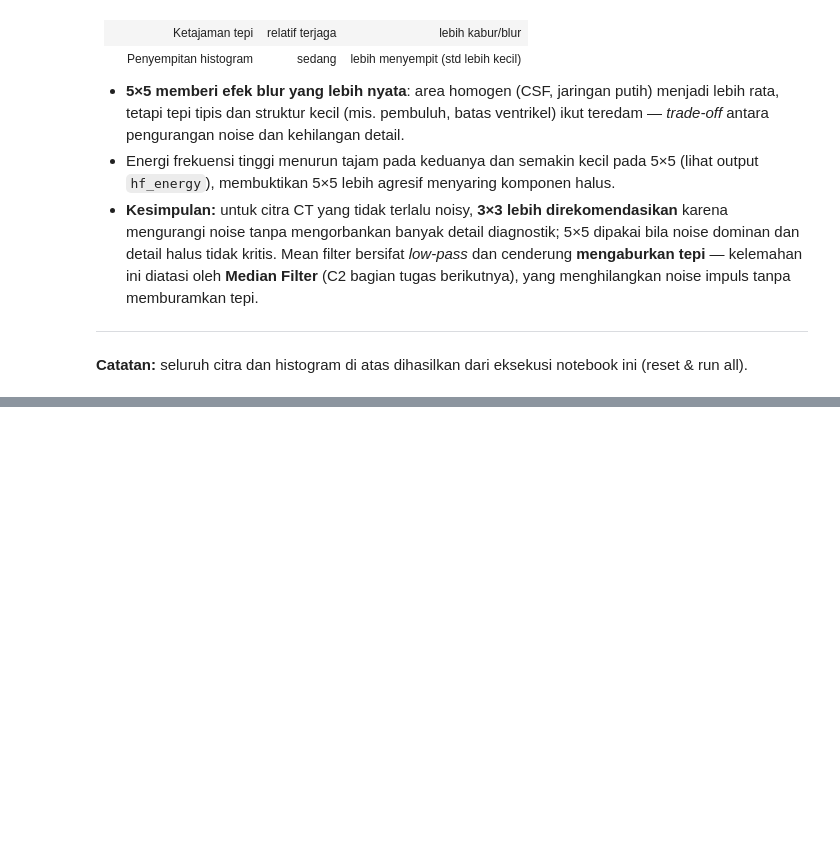
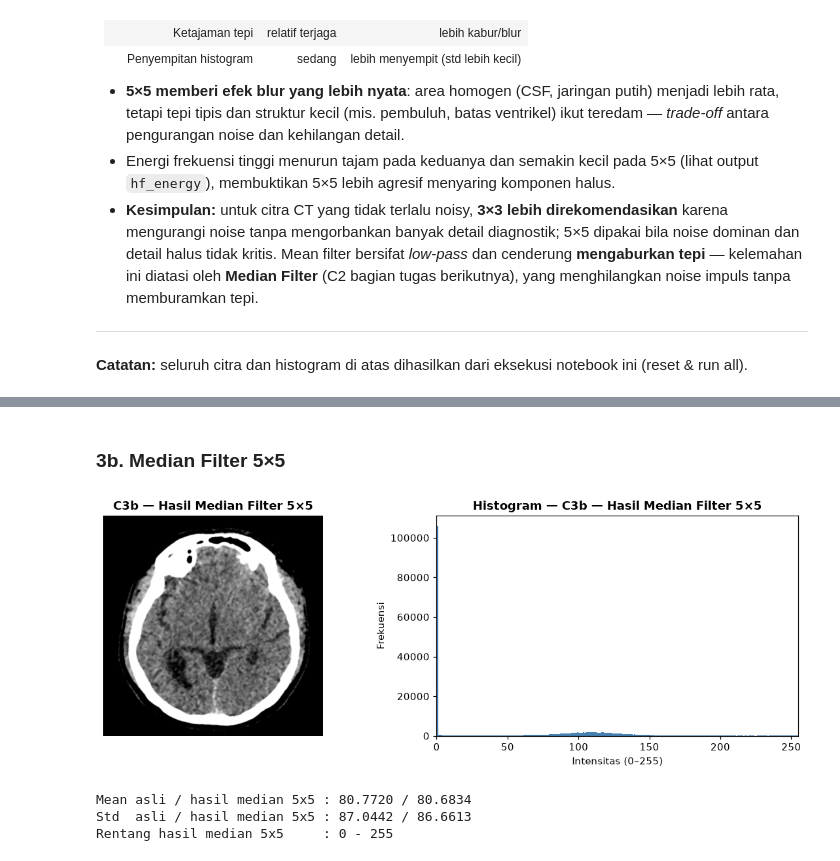
Before and after one commit to iaanne/citra-input-ref-kelompok4, a Jupyter notebook: notebook.ipynb, the cells around one changed output, grey strips where cells are left out. Cells and saved outputs as stored; diff of their text form; code cells hidden in the pictures; blank space fills up the shorter version.

```diff
--- a/notebook.ipynb
+++ b/notebook.ipynb
@@ -237,0 +309,16 @@ plt.show()
+# %% [markdown]
+### 3b. Median Filter 5×5
+# %%
+median5 = median_filter(img, 5)
+h_med5 = hist_values(median5)
+show_image_hist(median5, "C3b — Hasil Median Filter 5×5")
+# %% [output]
+[figure, added]
+# %%
+print("Mean asli / hasil median 5x5 :", f"{img.mean():.4f} / {median5.mean():.4f}")
+print("Std  asli / hasil median 5x5 :", f"{img.std():.4f} / {median5.std():.4f}")
+print("Rentang hasil median 5x5     :", median5.min(), "-", median5.max())
+# %% [output]
+Mean asli / hasil median 5x5 : 80.7720 / 80.6834
+Std  asli / hasil median 5x5 : 87.0442 / 86.6613
+Rentang hasil median 5x5     : 0 - 255
```
Also changed, not shown: parts of 18 cells of this notebook.
